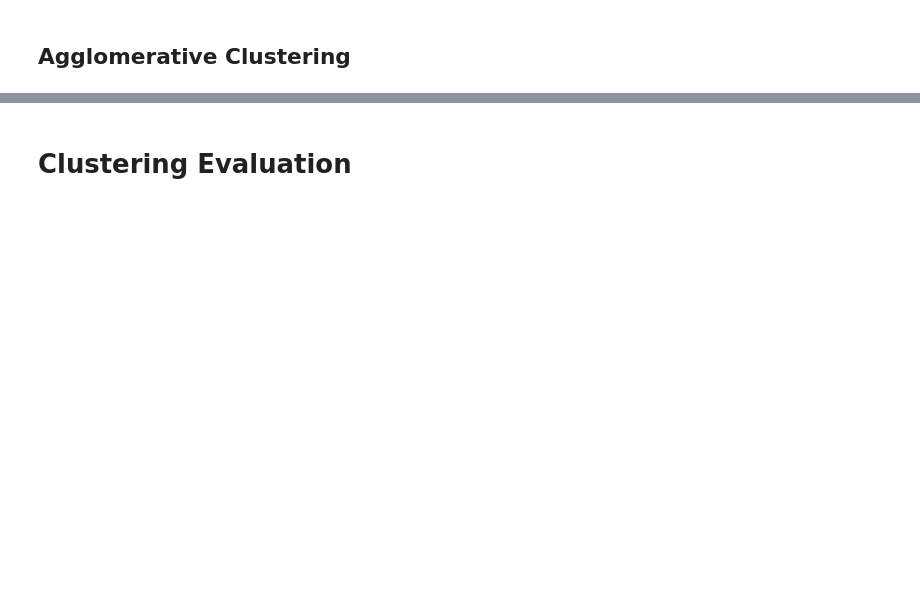
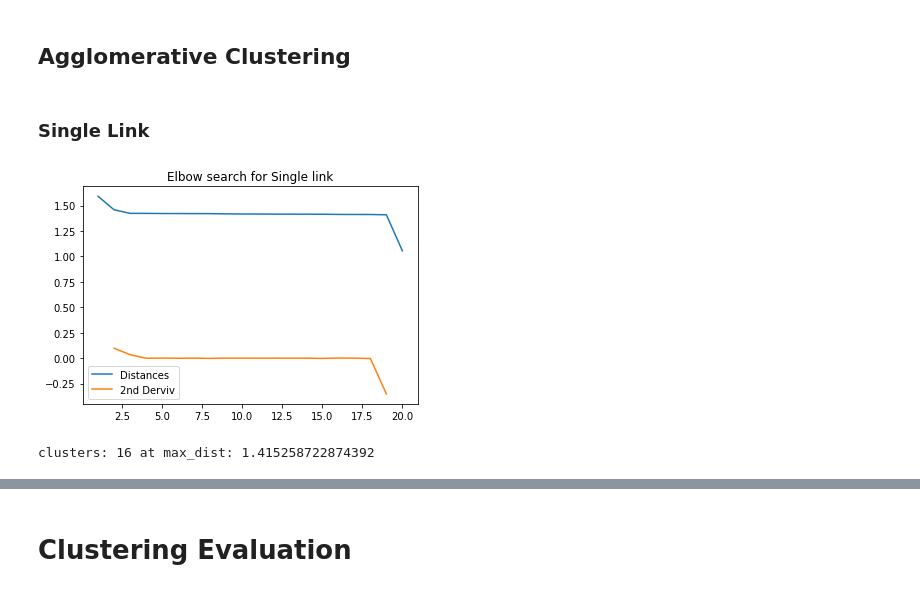
Before and after one commit to limxuanyu127/Soccer-Player-Attributes-Comparison, a Jupyter notebook: fifa_similarity_search/Clustering/Clustering.ipynb, the cells around one changed output, grey strips where cells are left out. Drawn from its saved outputs; the diff is of its cells as text; code cells hidden in the pictures; blank space fills up the shorter version.

Commit message:
Neated code, comprehensive hierachical clustering

```diff
--- a/fifa_similarity_search/Clustering/Clustering.ipynb
+++ b/fifa_similarity_search/Clustering/Clustering.ipynb
@@ -74,6 +81,28 @@ array([20, 19, 18, ..., 19,  7,  9], dtype=int32)
 ## Agglomerative Clustering
 # %%
 from scipy.cluster.hierarchy import dendrogram, linkage
+# %%
+def find_elbow(linkageArr, startSearch=1, title=None):
+    last = linkageArr[-20:, 2]
+    last_rev = last[::-1]
+    idxs = np.arange(1, len(last) + 1)
+    acceleration = np.diff(last, 2)  # 2nd derivative of the distances
+    acceleration_rev = acceleration[::-1]
+
+    if title:
+        plt.title("Elbow search for {}".format(title))
+    else:
+        plt.title("Elbow search")
+    plt.plot(idxs, last_rev, label="Distances")
+    plt.plot(idxs[:-2] + 1, acceleration_rev, label="2nd Derviv")
+    plt.legend(loc="best")
+    plt.show()
+
+    k = acceleration_rev[startSearch:].argmax() + 2 + startSearch  # if idx 0 is the max of this we want 2 clusters
+    max_dist = last_rev[k-2]
+    print("clusters: {} at max_dist: {}".format(k, max_dist))
+
+    return k, max_dist
 # %%
 def fancy_dendrogram(*args, **kwargs):
     max_d = kwargs.pop('max_d', None)
@@ -100,0 +174,10 @@ def fancy_dendrogram(*args, **kwargs):
+# %% [markdown]
+### Single Link
+# %%
+title = "Single link"
+Z_single = linkage(X_train, 'single')
+# %%
+k_single, maxDist_single = find_elbow(Z_single, 7, title=title)
+# %% [output]
+[figure, added]
+clusters: 16 at max_dist: 1.415258722874392
```
Also changed, not shown: parts of 36 cells of this notebook.
